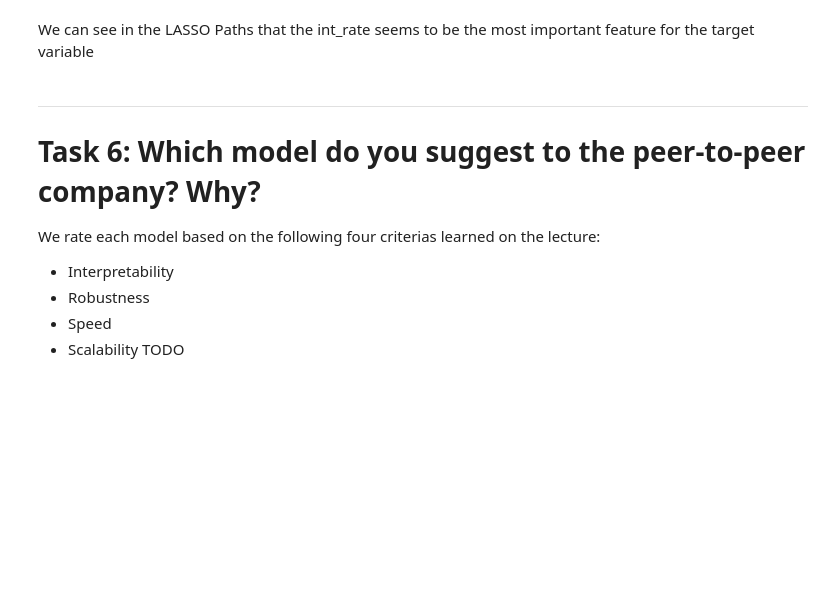
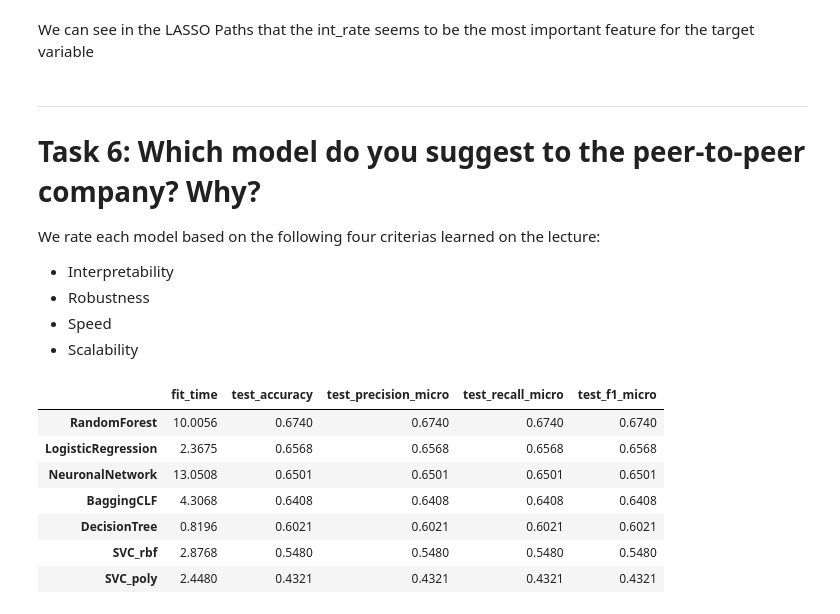
Before and after one commit to negralessio/advanced-ml-final-project, a Jupyter notebook: notebooks/predictions.ipynb, the cells around one changed output. Saved outputs shown, nothing was run; the diff lists cells and outputs as text; code cells hidden in the pictures; blank space fills up the shorter version.

```diff
--- a/notebooks/predictions.ipynb
+++ b/notebooks/predictions.ipynb
@@ -535,4 +529,14 @@ We rate each model based on the following four criterias learned on the lecture:
 - Robustness
 - Speed
 - Scalability
-TODO
+# %%
+results_df.head(10)
+# %% [output]
+|  | fit_time | test_accuracy | test_precision_micro | test_recall_micro | test_f1_micro |
+| RandomForest | 10.0056 | 0.6740 | 0.6740 | 0.6740 | 0.6740 |
+| LogisticRegression | 2.3675 | 0.6568 | 0.6568 | 0.6568 | 0.6568 |
+| NeuronalNetwork | 13.0508 | 0.6501 | 0.6501 | 0.6501 | 0.6501 |
+| BaggingCLF | 4.3068 | 0.6408 | 0.6408 | 0.6408 | 0.6408 |
+| DecisionTree | 0.8196 | 0.6021 | 0.6021 | 0.6021 | 0.6021 |
+| SVC_rbf | 2.8768 | 0.5480 | 0.5480 | 0.5480 | 0.5480 |
+| SVC_poly | 2.4480 | 0.4321 | 0.4321 | 0.4321 | 0.4321 |
```
Also changed, not shown: parts of 19 cells of this notebook.
